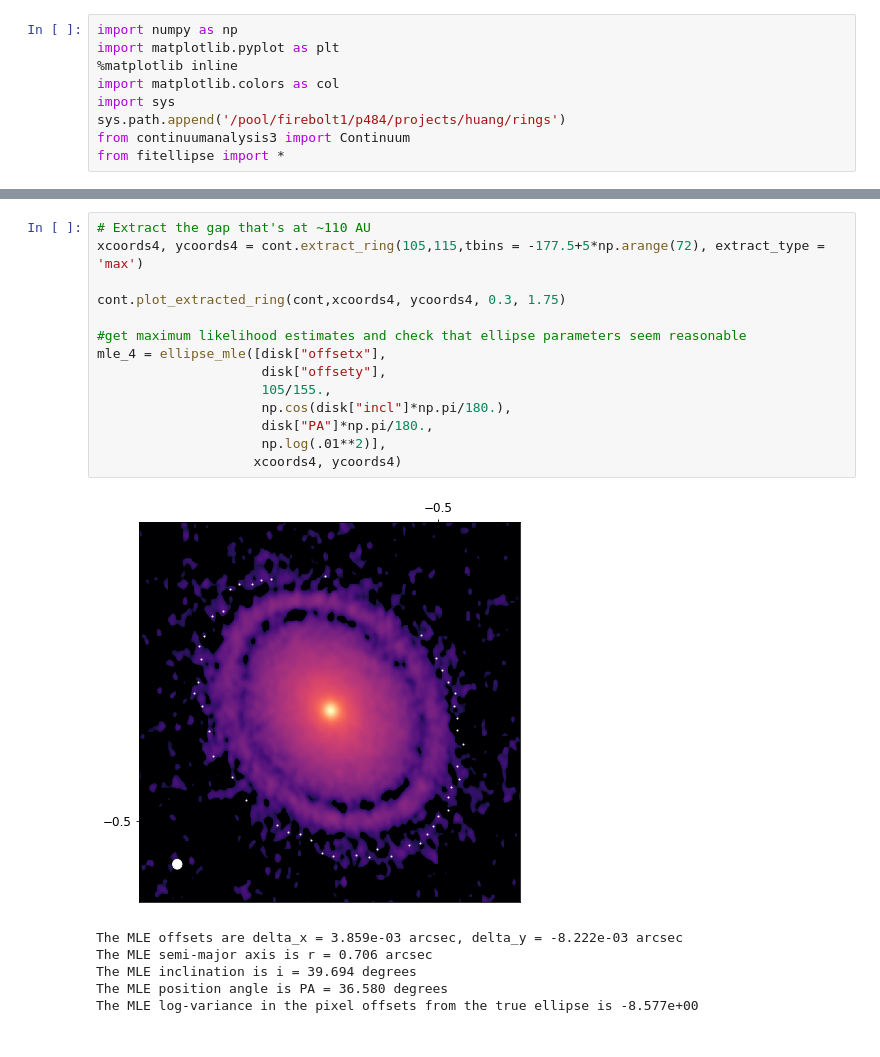
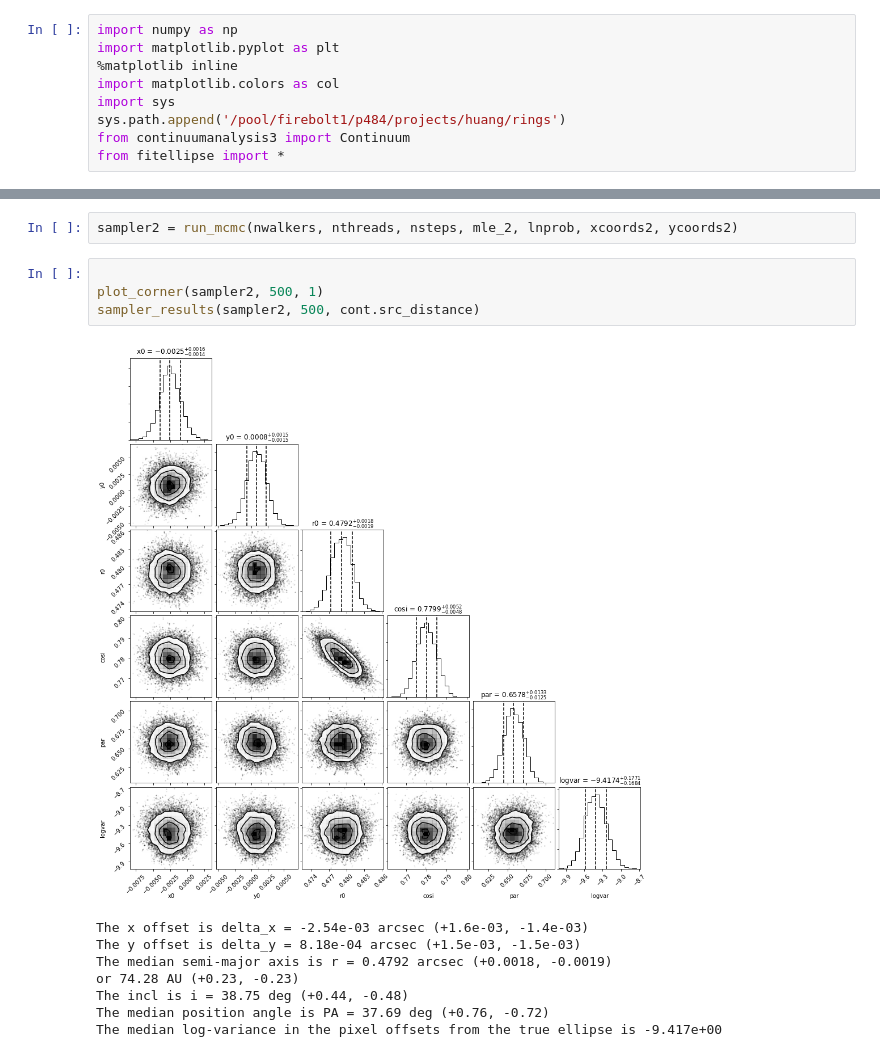
Before and after one commit to seanandrews/p484, a Jupyter notebook: projects/huang/rings/GWLupellipsefit.ipynb, the cells around one changed output, grey strips where cells are left out. Cells and saved outputs as stored; diff of their text form.

```diff
--- a/projects/huang/rings/GWLupellipsefit.ipynb
+++ b/projects/huang/rings/GWLupellipsefit.ipynb
@@ -108,22 +136,16 @@ The MLE log-variance in the pixel offsets from the true ellipse is -8.817e+00
-# %%
-# Extract the gap that's at ~110 AU
-xcoords4, ycoords4 = cont.extract_ring(105,115,tbins = -177.5+5*np.arange(72), extract_type = 'max')
-
-cont.plot_extracted_ring(cont,xcoords4, ycoords4, 0.3, 1.75)
-
-#get maximum likelihood estimates and check that ellipse parameters seem reasonable
-mle_4 = ellipse_mle([disk["offsetx"],
-                     disk["offsety"],
-                     105/155.,
-                     np.cos(disk["incl"]*np.pi/180.),
-                     disk["PA"]*np.pi/180.,
-                     np.log(.01**2)],
-                    xcoords4, ycoords4)
-# %% [output]
-[figure, removed]
-The MLE offsets are delta_x = 3.859e-03 arcsec, delta_y = -8.222e-03 arcsec
-The MLE semi-major axis is r = 0.706 arcsec
-The MLE inclination is i = 39.694 degrees
-The MLE position angle is PA = 36.580 degrees
-The MLE log-variance in the pixel offsets from the true ellipse is -8.577e+00
+# %%
+sampler2 = run_mcmc(nwalkers, nthreads, nsteps, mle_2, lnprob, xcoords2, ycoords2)
+# %%
+
+plot_corner(sampler2, 500, 1)
+sampler_results(sampler2, 500, cont.src_distance)
+# %% [output]
+[figure, added]
+The x offset is delta_x = -2.54e-03 arcsec (+1.6e-03, -1.4e-03)
+The y offset is delta_y = 8.18e-04 arcsec (+1.5e-03, -1.5e-03)
+The median semi-major axis is r = 0.4792 arcsec (+0.0018, -0.0019)
+or 74.28 AU (+0.23, -0.23)
+The incl is i = 38.75 deg (+0.44, -0.48)
+The median position angle is PA = 37.69 deg (+0.76, -0.72)
+The median log-variance in the pixel offsets from the true ellipse is -9.417e+00
 # %%
```
Also changed, not shown: parts of 8 cells of this notebook, 1 other file.
